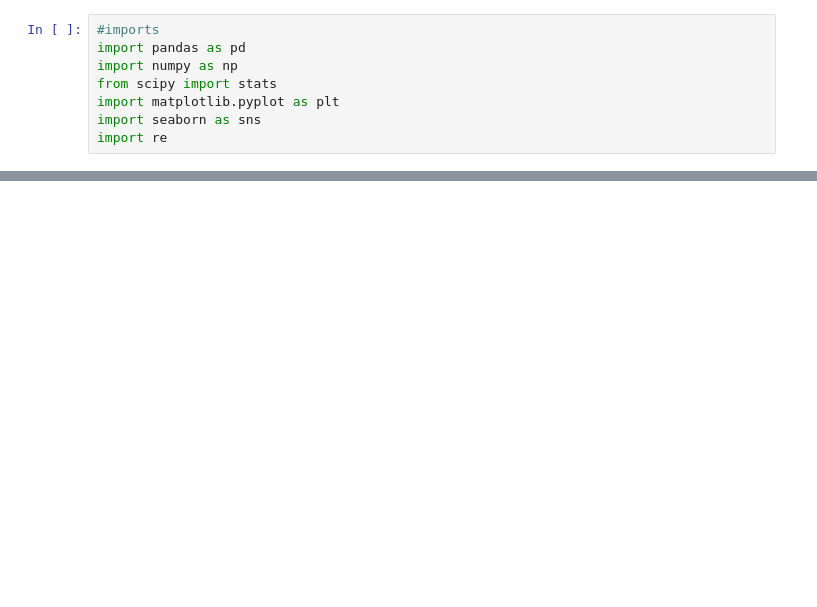
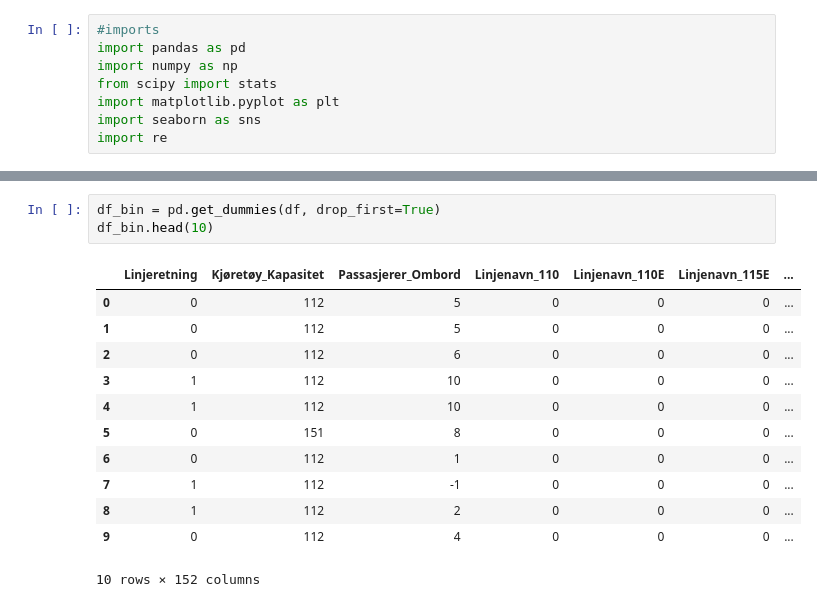
Before and after one commit to michaelekornrud/AI---Oblig1, a Jupyter notebook: Oblig1.ipynb, the cells around one changed output, grey strips where cells are left out. Saved outputs shown, nothing was run; the diff lists cells and outputs as text; blank space fills up the shorter version.

```diff
--- a/Oblig1.ipynb
+++ b/Oblig1.ipynb
@@ -46,0 +43,16 @@ dtype: int64
+# %%
+df_bin = pd.get_dummies(df, drop_first=True)
+df_bin.head(10)
+# %% [output]
+|  | Linjeretning | Kjøretøy_Kapasitet | Passasjerer_Ombord | Linjenavn_110 | Linjenavn_110E | Linjenavn_115E | ... |
+| 0 | 0 | 112 | 5 | 0 | 0 | 0 | ... |
+| 1 | 0 | 112 | 5 | 0 | 0 | 0 | ... |
+| 2 | 0 | 112 | 6 | 0 | 0 | 0 | ... |
+| 3 | 1 | 112 | 10 | 0 | 0 | 0 | ... |
+| 4 | 1 | 112 | 10 | 0 | 0 | 0 | ... |
+| 5 | 0 | 151 | 8 | 0 | 0 | 0 | ... |
+| 6 | 0 | 112 | 1 | 0 | 0 | 0 | ... |
+| 7 | 1 | 112 | -1 | 0 | 0 | 0 | ... |
+| 8 | 1 | 112 | 2 | 0 | 0 | 0 | ... |
+| 9 | 0 | 112 | 4 | 0 | 0 | 0 | ... |
+10 rows × 152 columns
```
Also changed, not shown: parts of 3 cells of this notebook.
